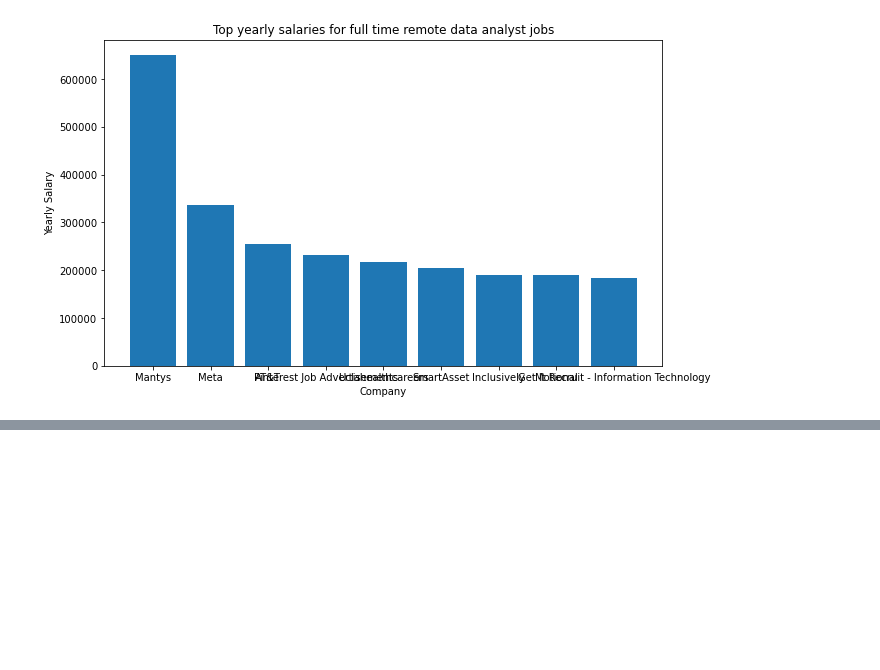
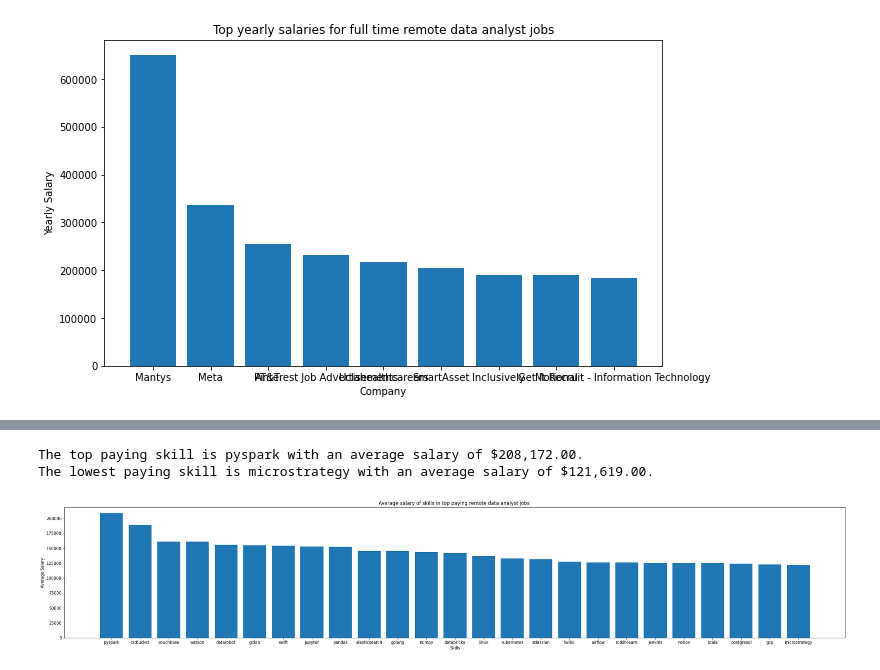
Before and after one commit to DanielTomaro13/SQL-project, a Jupyter notebook: Python_analysis.ipynb, the cells around one changed output, grey strips where cells are left out. Saved outputs shown, nothing was run; the diff lists cells and outputs as text; code cells hidden in the pictures; blank space fills up the shorter version.

```diff
--- a/Python_analysis.ipynb
+++ b/Python_analysis.ipynb
@@ -163,0 +934,26 @@ plt.show()
+# %%
+df4['avg_salary'] = pd.to_numeric(df4['avg_salary'], errors='coerce')
+
+top_paying_salary = df4['avg_salary'].max()
+bottom_paying_salary = df4['avg_salary'].min()
+
+top_paying_skill = df4[df4['avg_salary'] == top_paying_salary]['skills'].values[0]
+bottom_paying_skill = df4[df4['avg_salary'] == bottom_paying_salary]['skills'].values[0]
+
+print(f'The top paying skill is {top_paying_skill} with an average salary of ${top_paying_salary:,.2f}.')
+print(f'The lowest paying skill is {bottom_paying_skill} with an average salary of ${bottom_paying_salary:,.2f}.')
+# %% [output]
+The top paying skill is pyspark with an average salary of $208,172.00.
+The lowest paying skill is microstrategy with an average salary of $121,619.00.
+# %%
+df4['avg_salary'] = pd.to_numeric(df4['avg_salary'], errors='coerce')
+
+plt.figure(figsize=(35,6))
+plt.bar(df4['skills'],df4['avg_salary'])
+plt.xlabel('Skills')
+plt.ylabel('Average Salary')
+plt.title('Average salary of skills in top paying remote data analyst jobs ')
+
+plt.show()
+# %% [output]
+[figure, added]
```
Also changed, not shown: parts of 25 cells of this notebook.
